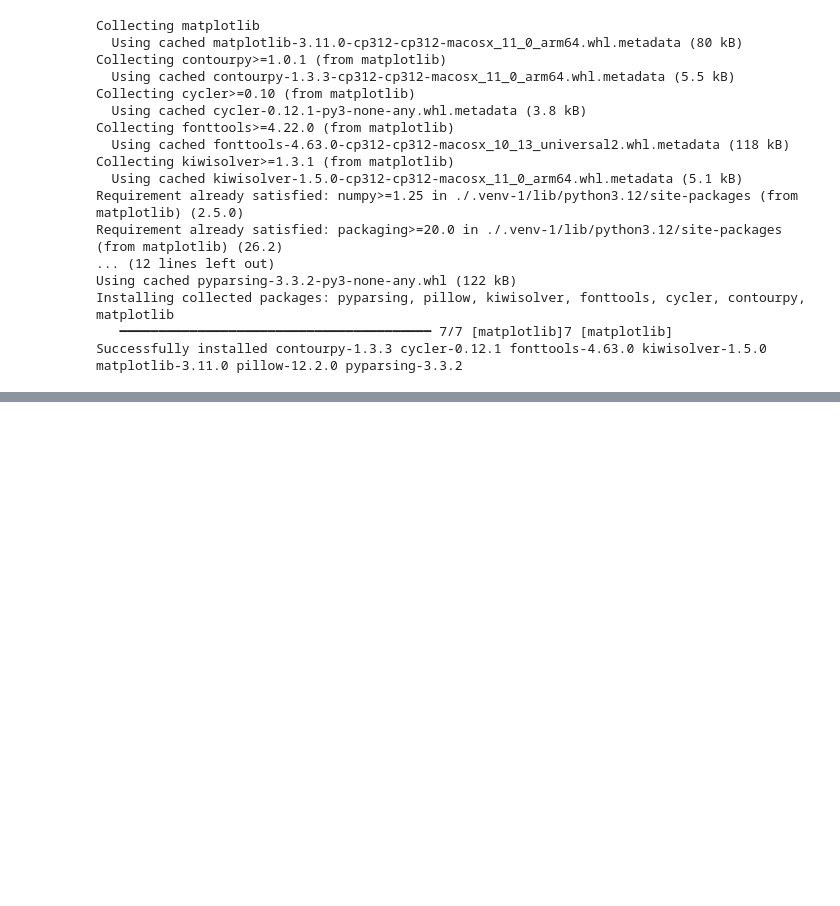
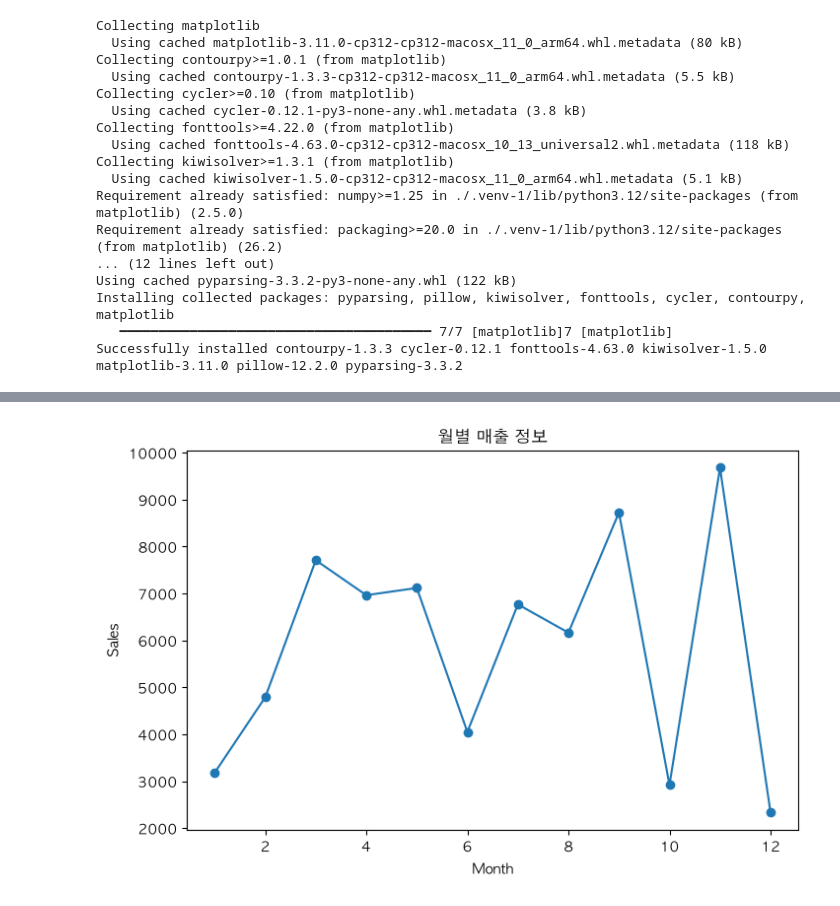
Before and after one commit to defendersunbin/shieldus_education, a Jupyter notebook: PBL_4.ipynb, the cells around one changed output, grey strips where cells are left out. Cells and saved outputs as stored; diff of their text form; code cells hidden in the pictures; blank space fills up the shorter version.

```diff
--- a/PBL_4.ipynb
+++ b/PBL_4.ipynb
@@ -67,0 +124,6 @@ sa.visualize()
+# %%
+sa = SalesAnalysis()
+sa.summarize_monthly()
+sa.plot_to_visualize()
+# %% [output]
+[figure, added]
```
Also changed, not shown: parts of 3 cells of this notebook, 1 other file.
